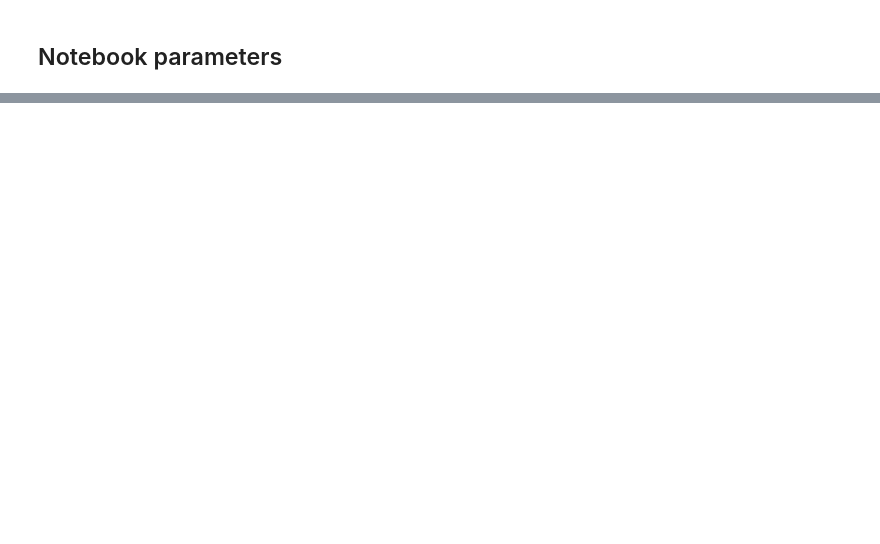
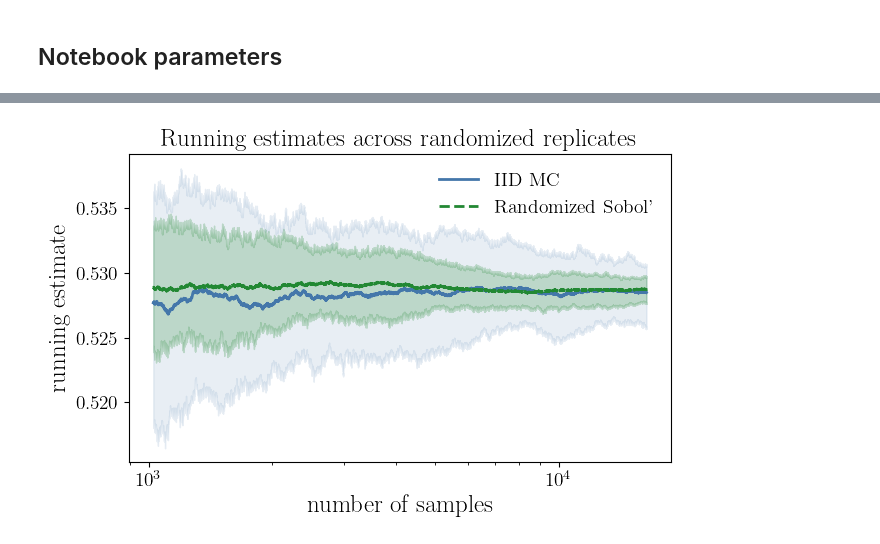
Before and after one commit to fjhickernell/MCQMC26, a Jupyter notebook: notebooks/MCQMC2026_Example.ipynb, the cells around one changed output, grey strips where cells are left out. Saved outputs shown, nothing was run; the diff lists cells and outputs as text; code cells hidden in the pictures; blank space fills up the shorter version.

```diff
--- a/notebooks/MCQMC2026_Example.ipynb
+++ b/notebooks/MCQMC2026_Example.ipynb
@@ -249,0 +263,83 @@ naive standard error, not valid for QMC = 0.00568
+# %%
+def replicate_running_means(distribution, n, r):
+    u = distribution(n)
+
+    if u.ndim == 2:
+        u = u.reshape(1, *u.shape)
+
+    r_actual, n_actual, d_actual = u.shape
+    vals = direct_integrand(u.reshape(r_actual * n_actual, d_actual))
+    vals = vals.reshape(r_actual, n_actual)
+
+    return np.cumsum(vals, axis=1) / np.arange(1, n_actual + 1)
+
+n = 2**14
+r = 100
+
+iid_dist = qp.IIDStdUniform(d_grid, replications=r)
+sobol_dist = qp.Sobol(d_grid, randomize=True, replications=r)
+
+mc_running = replicate_running_means(iid_dist, n, r)
+sobol_running = replicate_running_means(sobol_dist, n, r)
+
+mc_color = colors["blue"]
+sobol_color = colors["green"]
+
+def plot_running_band(
+    ax,
+    running,
+    label=None,
+    color=None,
+    fill_hw=0.25,
+    linestyle="-",
+    linewidth=2,
+    alpha=0.18,
+    n_min_plot=100,
+):
+    k = np.arange(1, running.shape[1] + 1)
+    mask = k >= n_min_plot
+
+    center = running.mean(axis=0)
+    qlo = np.quantile(running, 0.5-fill_hw, axis=0)
+    qup = np.quantile(running, 0.5+fill_hw, axis=0)
+
+    ax.plot(
+        k[mask],
+        center[mask],
+        label=label,
+        color=color,
+        linestyle=linestyle,
+        linewidth=linewidth,
+    )
+
+    ax.fill_between(
+        k[mask],
+        qlo[mask],
+        qup[mask],
+        color=color,
+        alpha=alpha,
+    )
+
+fig, ax = plt.subplots(figsize=(7, 4))
+
+n_min_plt=2**10
+
+plot_running_band(ax, mc_running, "IID MC", color=mc_color, alpha = 0.12, n_min_plot=n_min_plt)
+plot_running_band(ax, sobol_running, "Randomized Sobol'", color=sobol_color, alpha=0.22, linestyle="--", n_min_plot=n_min_plt)
+
+ax.set_xscale("log")
+ax.set_xlabel("number of samples")
+ax.set_ylabel("running estimate")
+ax.set_title("Running estimates across randomized replicates")
+ax.legend(loc="best")
+
+if nb.SAVEFIGS:
+    nb.savefig("running_estimates_mc_vs_sobol_from_100")
+
+plt.show()
+
+print("MC final sd:", mc_running[:, -1].std(ddof=1))
+print("Sobol final sd:", sobol_running[:, -1].std(ddof=1))
+print("sd ratio MC/Sobol:", mc_running[:, -1].std(ddof=1) / sobol_running[:, -1].std(ddof=1))
+# %% [output]
+[figure, added]
```
Also changed, not shown: parts of 20 cells of this notebook.
